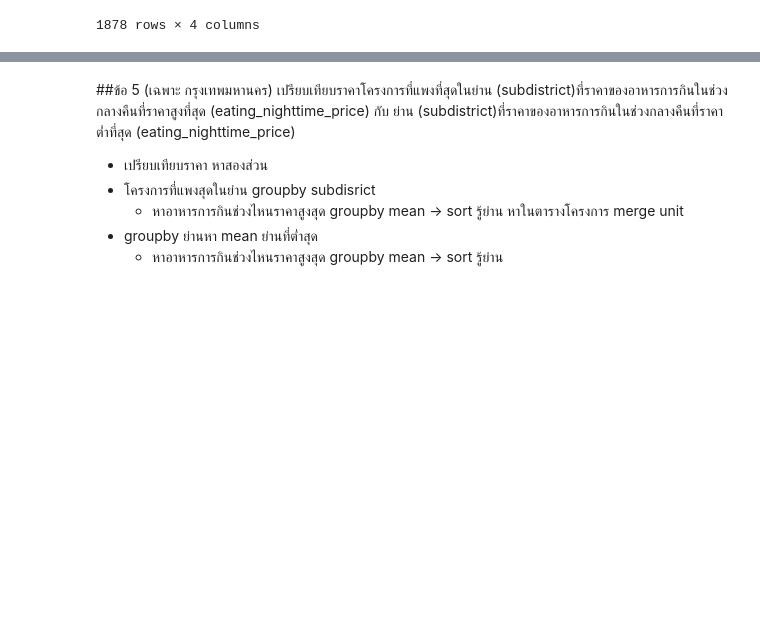
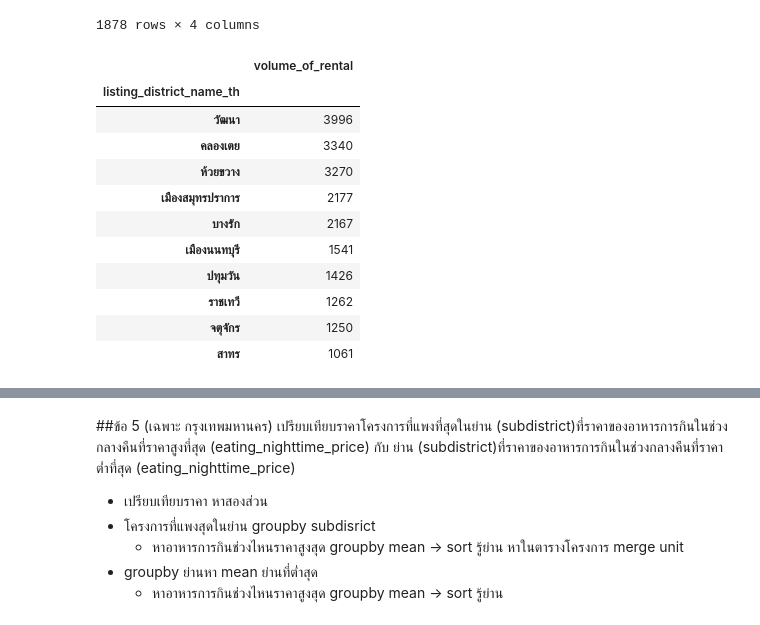
Before and after one commit to Nattakonjpg/BasicProg_DataViz65, a Jupyter notebook: Copy_of_Midterm2022.ipynb, the cells around one changed output, grey strips where cells are left out. Cells and saved outputs as stored; diff of their text form; code cells hidden in the pictures; blank space fills up the shorter version.

```diff
--- a/Copy_of_Midterm2022.ipynb
+++ b/Copy_of_Midterm2022.ipynb
@@ -230,3 +295,20 @@ ans_D_all.sort_values('volume_of_rental',ascending=0) #วัฒนาคือ
+# %%
+ans_D_all = D_all4.groupby('listing_district_name_th')[["volume_of_rental"]].max()
+ans4=ans_D_all.sort_values('volume_of_rental',ascending=0).head(10) #พื้นที่ ที่มีความต้องการเช่ามากที่สุด คือพื้นที่ใด และพื้นที่นั้นมีชนิดของบ้าน แบบไหนมากที่สุด
+ans4
+# %% [output]
+|  | volume_of_rental |
+| listing_district_name_th |  |
+| วัฒนา | 3996 |
+| คลองเตย | 3340 |
+| ห้วยขวาง | 3270 |
+| เมืองสมุทรปราการ | 2177 |
+| บางรัก | 2167 |
+| เมืองนนทบุรี | 1541 |
+| ปทุมวัน | 1426 |
+| ราชเทวี | 1262 |
+| จตุจักร | 1250 |
+| สาทร | 1061 |
 # %%
 B = D_all4[['listing_district_name_th','propertytype_name_th']]
 B
```
Also changed, not shown: parts of 21 cells of this notebook.
